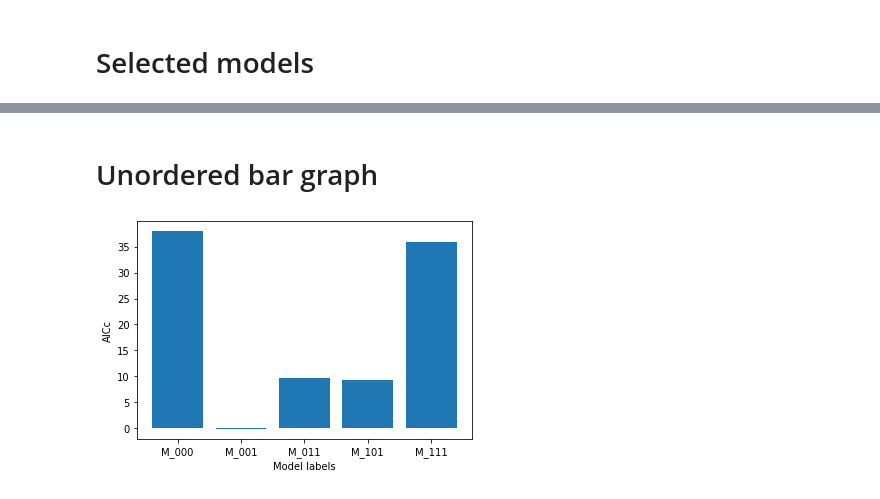
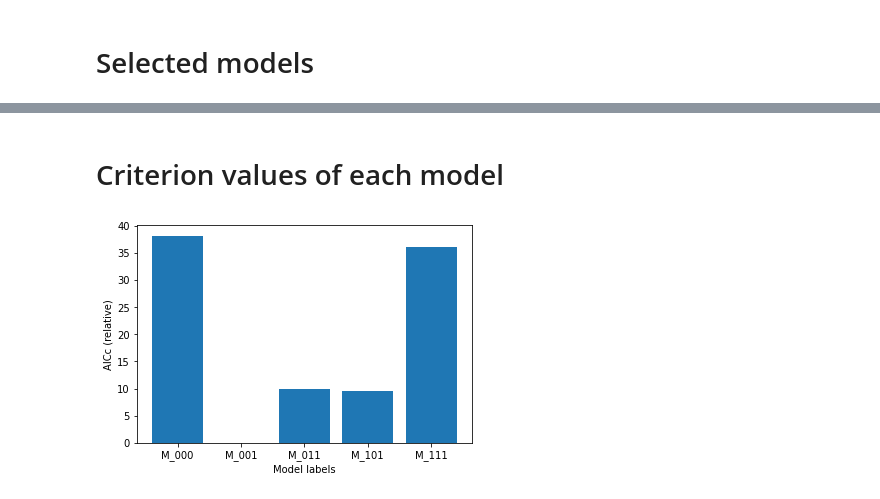
Before and after one commit to PEtab-dev/petab_select, a Jupyter notebook: doc/examples/visualization.ipynb, the cells around one changed output, grey strips where cells are left out. Drawn from its saved outputs; the diff is of its cells as text; code cells hidden in the pictures.

```diff
--- a/doc/examples/visualization.ipynb
+++ b/doc/examples/visualization.ipynb
@@ -35,9 +35,9 @@ petab_select.plot.directed_graph(
 # %% [markdown]
-# Unordered bar graph
+# Criterion values of each model
 # %%
-petab_select.plot.bar_graph(
+petab_select.plot.bar_criterion_vs_models(
     models=models,
     criterion=petab_select.Criterion.AICC,
 );
 # %% [output]
-[figure, old version]
+[figure, new version]
```
Also changed, not shown: parts of 5 cells of this notebook, 1 other file.
